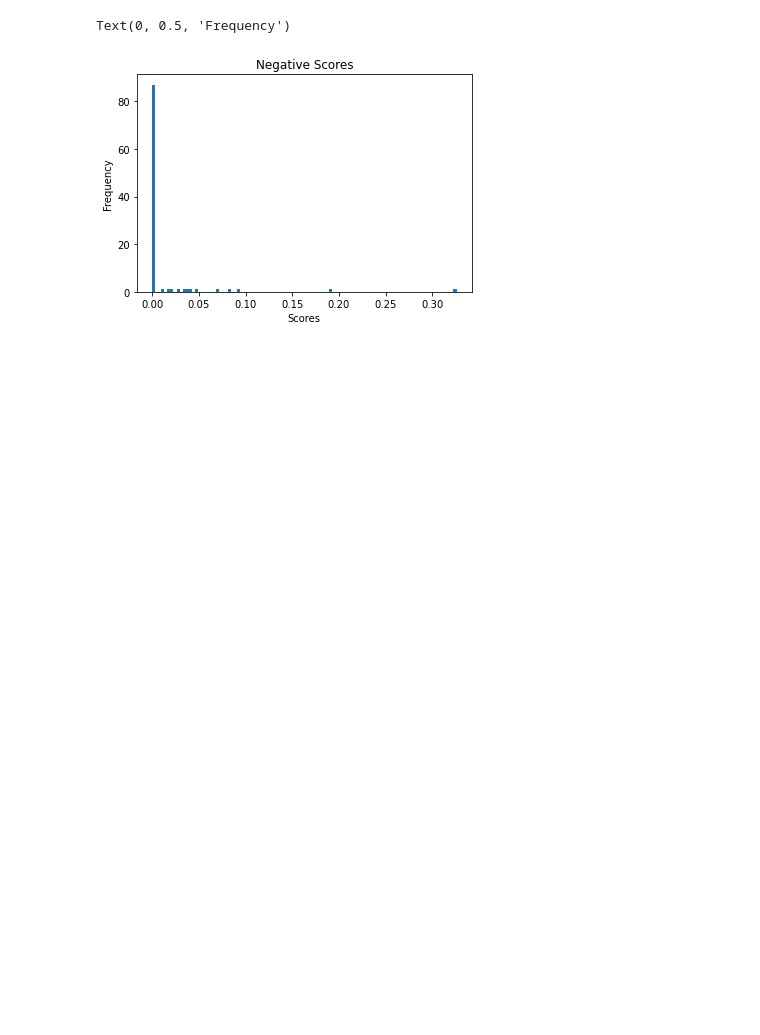
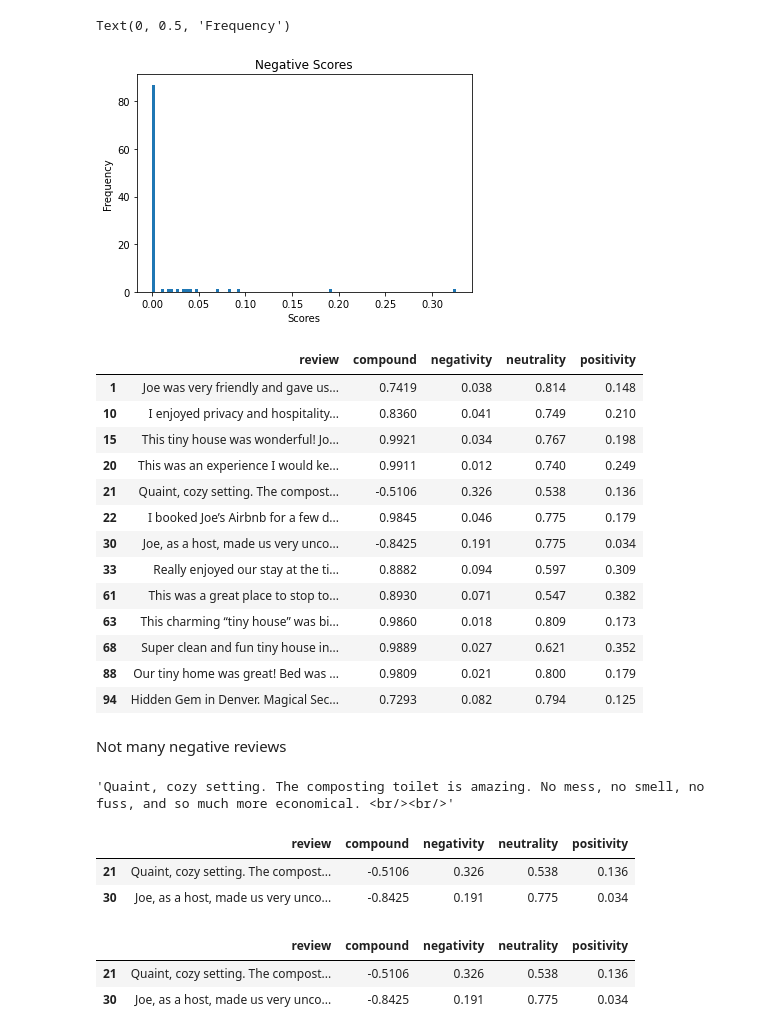
Before and after one commit to yobeze/AirBnb-Profit_Model, a Jupyter notebook: nlp_testing.ipynb, the cells around one changed output. Cells and saved outputs as stored; diff of their text form; code cells hidden in the pictures; blank space fills up the shorter version.

```diff
--- a/nlp_testing.ipynb
+++ b/nlp_testing.ipynb
@@ -371,3 +406,39 @@ scored_reviews['compound'] = [score['compound'] for score in pscores]
 scored_reviews['negativity'] = [score['neg'] for score in pscores]
 scored_reviews['neutrality'] = [score['neu'] for score in pscores]
 scored_reviews['positivity'] = [score['pos'] for score in pscores]
+# %%
+scored_reviews.query('negativity > 0')
+# %% [output]
+|  | review | compound | negativity | neutrality | positivity |
+| 1 | Joe was very friendly and gave us... | 0.7419 | 0.038 | 0.814 | 0.148 |
+| 10 | I enjoyed privacy and hospitality... | 0.8360 | 0.041 | 0.749 | 0.210 |
+| 15 | This tiny house was wonderful! Jo... | 0.9921 | 0.034 | 0.767 | 0.198 |
+| 20 | This was an experience I would ke... | 0.9911 | 0.012 | 0.740 | 0.249 |
+| 21 | Quaint, cozy setting. The compost... | -0.5106 | 0.326 | 0.538 | 0.136 |
+| 22 | I booked Joe’s Airbnb for a few d... | 0.9845 | 0.046 | 0.775 | 0.179 |
+| 30 | Joe, as a host, made us very unco... | -0.8425 | 0.191 | 0.775 | 0.034 |
+| 33 | Really enjoyed our stay at the ti... | 0.8882 | 0.094 | 0.597 | 0.309 |
+| 61 | This was a great place to stop to... | 0.8930 | 0.071 | 0.547 | 0.382 |
+| 63 | This charming “tiny house” was bi... | 0.9860 | 0.018 | 0.809 | 0.173 |
+| 68 | Super clean and fun tiny house in... | 0.9889 | 0.027 | 0.621 | 0.352 |
+| 88 | Our tiny home was great! Bed was ... | 0.9809 | 0.021 | 0.800 | 0.179 |
+| 94 | Hidden Gem in Denver. Magical Sec... | 0.7293 | 0.082 | 0.794 | 0.125 |
+# %% [markdown]
+Not many negative reviews
+# %%
+scored_reviews.iloc[21]['review']
+#didn't remove html tags properly
+# %% [output]
+'Quaint, cozy setting. The composting toilet is amazing. No mess, no smell, no fuss, and so much more economical. <br/><br/>'
+# %%
+scored_reviews.query('negativity > positivity').query('negativity > 0.1')
+# %% [output]
+|  | review | compound | negativity | neutrality | positivity |
+| 21 | Quaint, cozy setting. The compost... | -0.5106 | 0.326 | 0.538 | 0.136 |
+| 30 | Joe, as a host, made us very unco... | -0.8425 | 0.191 | 0.775 | 0.034 |
+# %%
+scored_reviews.query('negativity > positivity').query('compound < -0.2')
+# %% [output]
+|  | review | compound | negativity | neutrality | positivity |
+| 21 | Quaint, cozy setting. The compost... | -0.5106 | 0.326 | 0.538 | 0.136 |
+| 30 | Joe, as a host, made us very unco... | -0.8425 | 0.191 | 0.775 | 0.034 |
```
Also changed, not shown: parts of 13 cells of this notebook.
